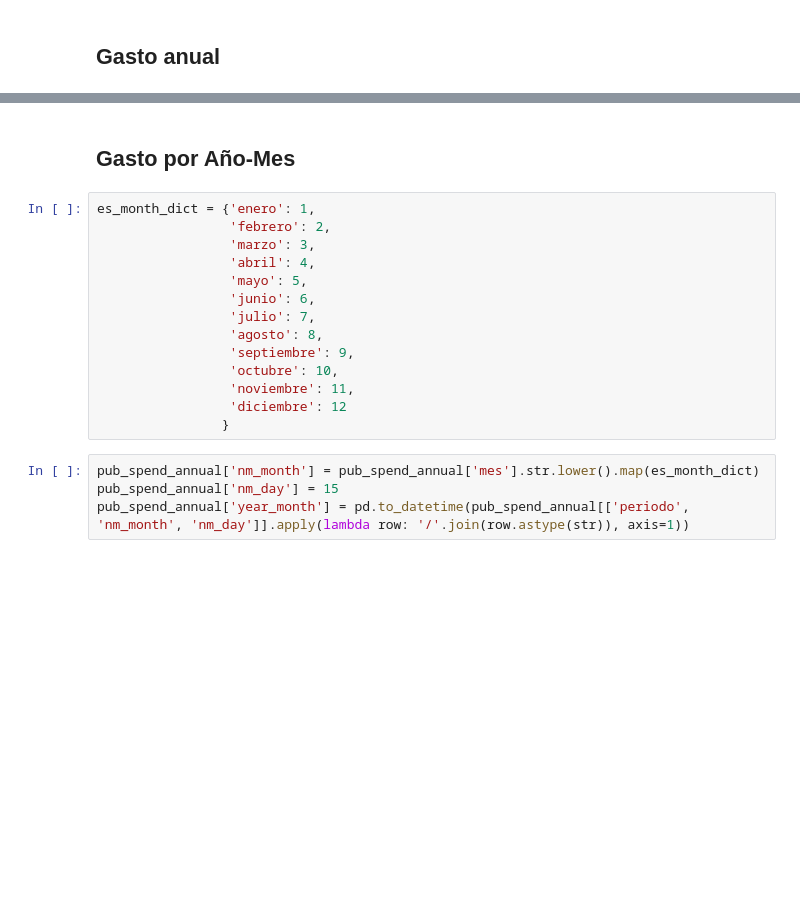
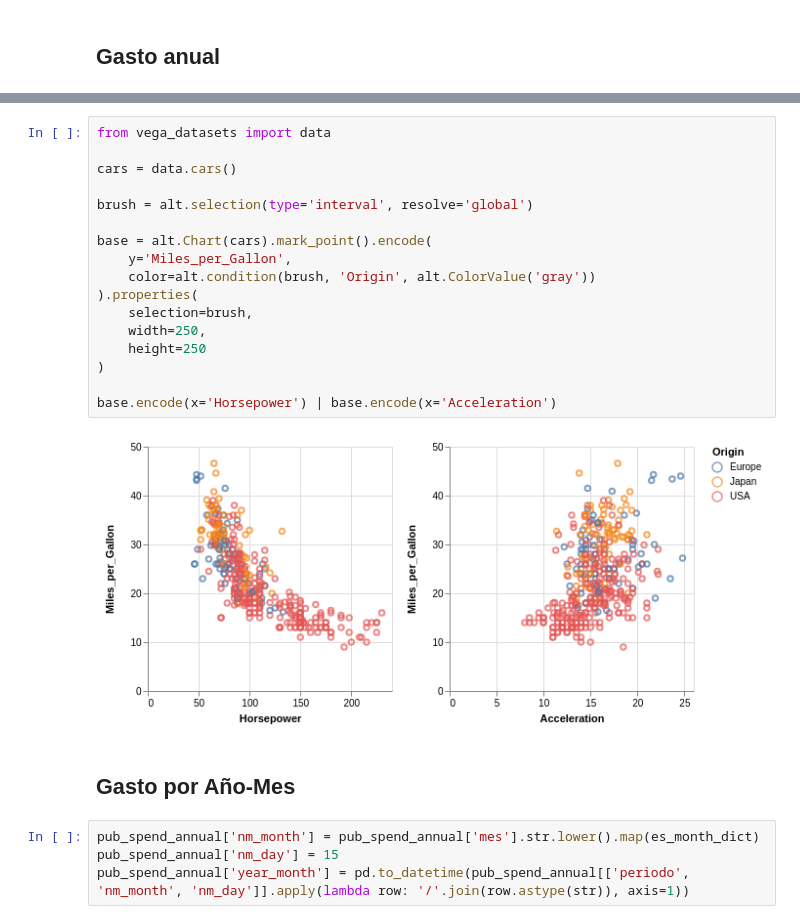
Before and after one commit to aoguedao/Dathaton-Gasto-Fiscal-Viz, a Jupyter notebook: GastoNetoMensualizado.ipynb, the cells around one changed output, grey strips where cells are left out. Cells and saved outputs as stored; diff of their text form; blank space fills up the shorter version.

```diff
--- a/GastoNetoMensualizado.ipynb
+++ b/GastoNetoMensualizado.ipynb
@@ -79,19 +168,24 @@ alt.Chart(pub_spend_annual).mark_line().encode(
+# %%
+from vega_datasets import data
+
+cars = data.cars()
+
+brush = alt.selection(type='interval', resolve='global')
+
+base = alt.Chart(cars).mark_point().encode(
+    y='Miles_per_Gallon',
+    color=alt.condition(brush, 'Origin', alt.ColorValue('gray'))
+).properties(
+    selection=brush,
+    width=250,
+    height=250
+)
+
+base.encode(x='Horsepower') | base.encode(x='Acceleration')
+# %% [output]
+[figure, added]
 # %% [markdown]
 ## Gasto por Año-Mes
-# %%
-es_month_dict = {'enero': 1,
-                 'febrero': 2,
-                 'marzo': 3,
-                 'abril': 4,
-                 'mayo': 5,
-                 'junio': 6,
-                 'julio': 7,
-                 'agosto': 8,
-                 'septiembre': 9,
-                 'octubre': 10,
-                 'noviembre': 11,
-                 'diciembre': 12
-                }
 # %%
 pub_spend_annual['nm_month'] = pub_spend_annual['mes'].str.lower().map(es_month_dict)
 pub_spend_annual['nm_day'] = 15
```
Also changed, not shown: parts of 15 cells of this notebook.
